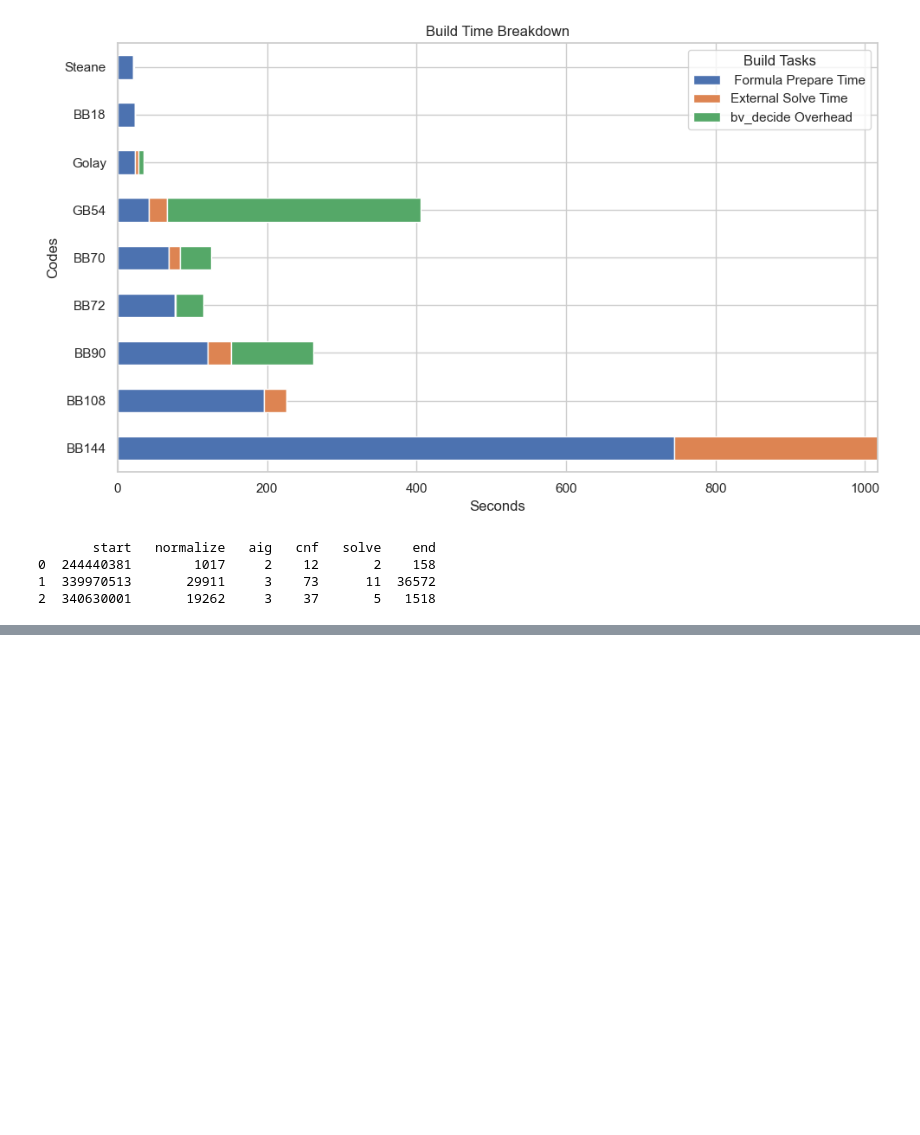
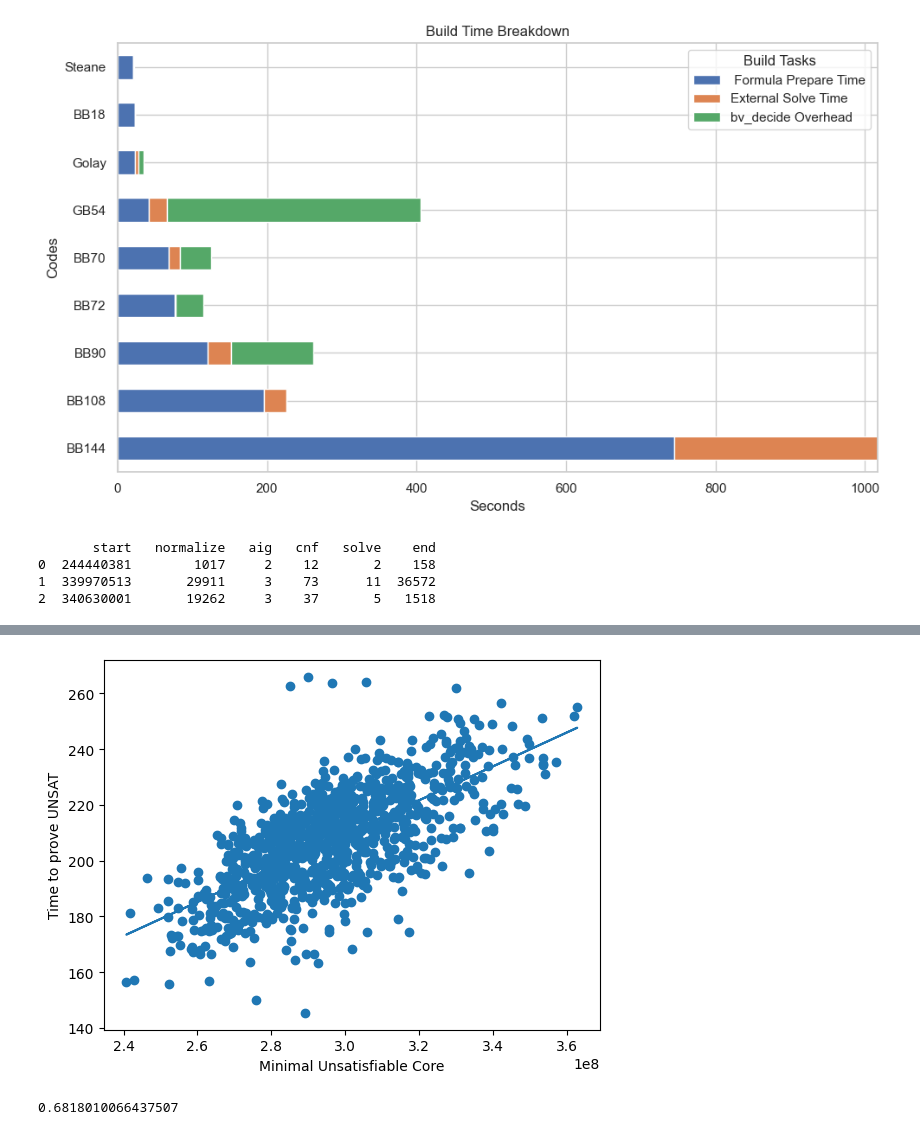
Before and after one commit to VerifiedQC/Lean-QEC, a Jupyter notebook: data_analysis/solve_times.ipynb, the cells around one changed output, grey strips where cells are left out. Cells and saved outputs as stored; diff of their text form; code cells hidden in the pictures; blank space fills up the shorter version.

```diff
--- a/data_analysis/solve_times.ipynb
+++ b/data_analysis/solve_times.ipynb
@@ -128,0 +177,17 @@ s   i                   z          e   _   b      y    t    e    s
+# %%
+x=df1["size_bytes"]
+y=df1["time_solve"]
+slope, intercept, r, p, std_err = stats.linregress(x, y)
+def myfunc(x):
+  return slope * x + intercept
+
+mymodel = list(map(myfunc, x))
+plt.scatter(x, y)
+plt.plot(x, mymodel)
+plt.xlabel("Minimal Unsatisfiable Core")
+plt.ylabel("Time to prove UNSAT")
+plt.show()
+print(r)
+# %% [output]
+[figure, added]
+0.6818010066437507
```
Also changed, not shown: parts of 6 cells of this notebook, 6 other files.
